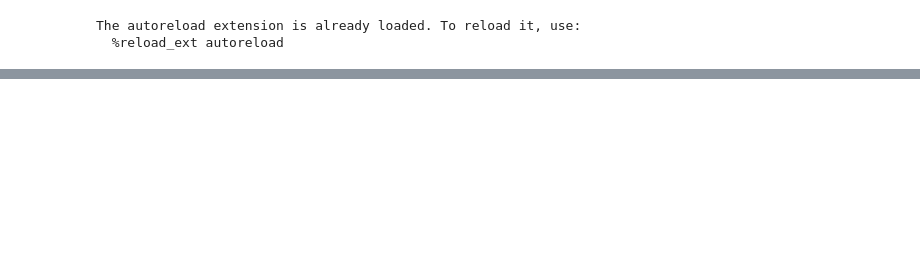
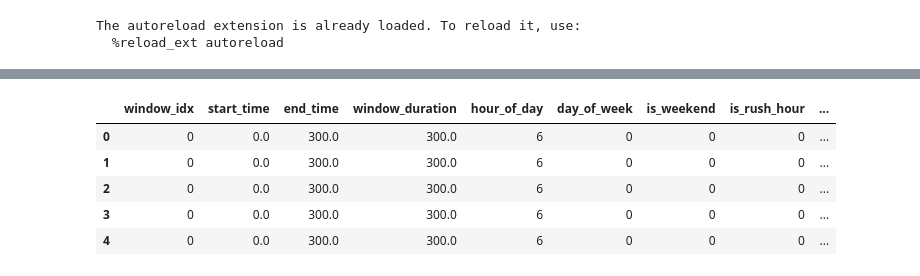
Before and after one commit to jasonosaj96/zindi_barbados_traffic_challenge, a Jupyter notebook: data_challenge/exploration.ipynb, the cells around one changed output, grey strips where cells are left out. Saved outputs shown, nothing was run; the diff lists cells and outputs as text; code cells hidden in the pictures; blank space fills up the shorter version.

```diff
--- a/data_challenge/exploration.ipynb
+++ b/data_challenge/exploration.ipynb
@@ -159,0 +11,13 @@ merged_df.head()
+# %%
+pd.set_option('display.max_columns', None)
+# %%
+features_df = pd.read_csv('../training_dataset.csv')
+# columns to predict north_entry_congestion, east_entry_congestion, south_entry_congestion, west_entry_congestion
+features_df.head()
+# %% [output]
+|  | window_idx | start_time | end_time | window_duration | hour_of_day | day_of_week | is_weekend | is_rush_hour | ... |
+| 0 | 0 | 0.0 | 300.0 | 300.0 | 6 | 0 | 0 | 0 | ... |
+| 1 | 0 | 0.0 | 300.0 | 300.0 | 6 | 0 | 0 | 0 | ... |
+| 2 | 0 | 0.0 | 300.0 | 300.0 | 6 | 0 | 0 | 0 | ... |
+| 3 | 0 | 0.0 | 300.0 | 300.0 | 6 | 0 | 0 | 0 | ... |
+| 4 | 0 | 0.0 | 300.0 | 300.0 | 6 | 0 | 0 | 0 | ... |
```
Also changed, not shown: parts of 8 cells of this notebook, 4 other files.
